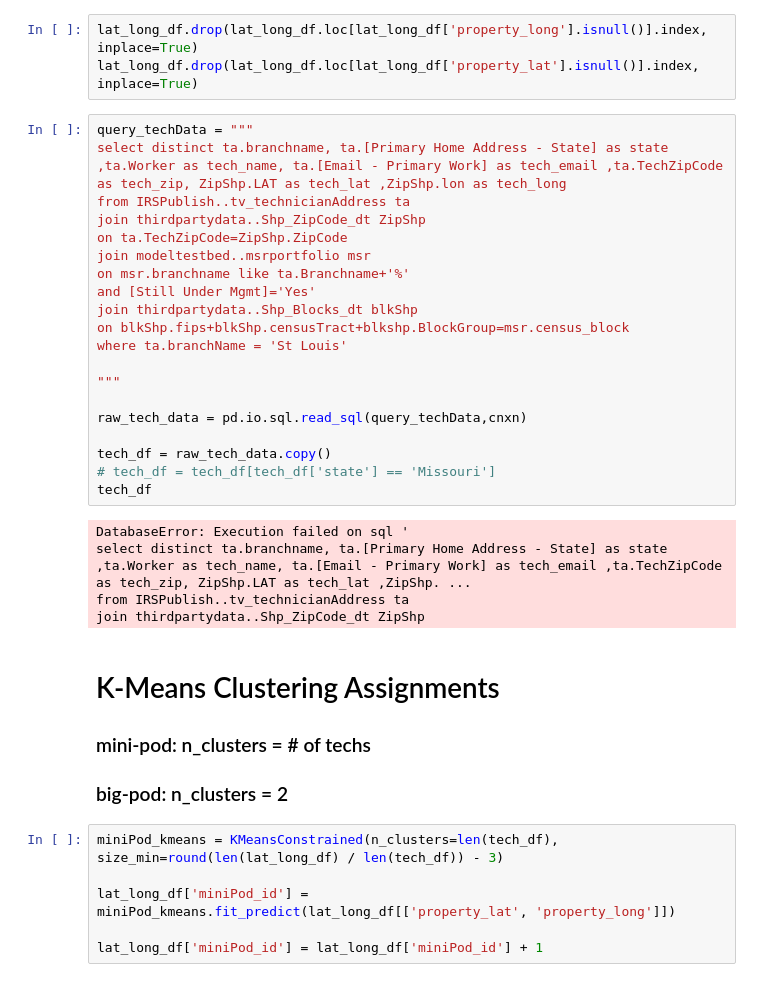
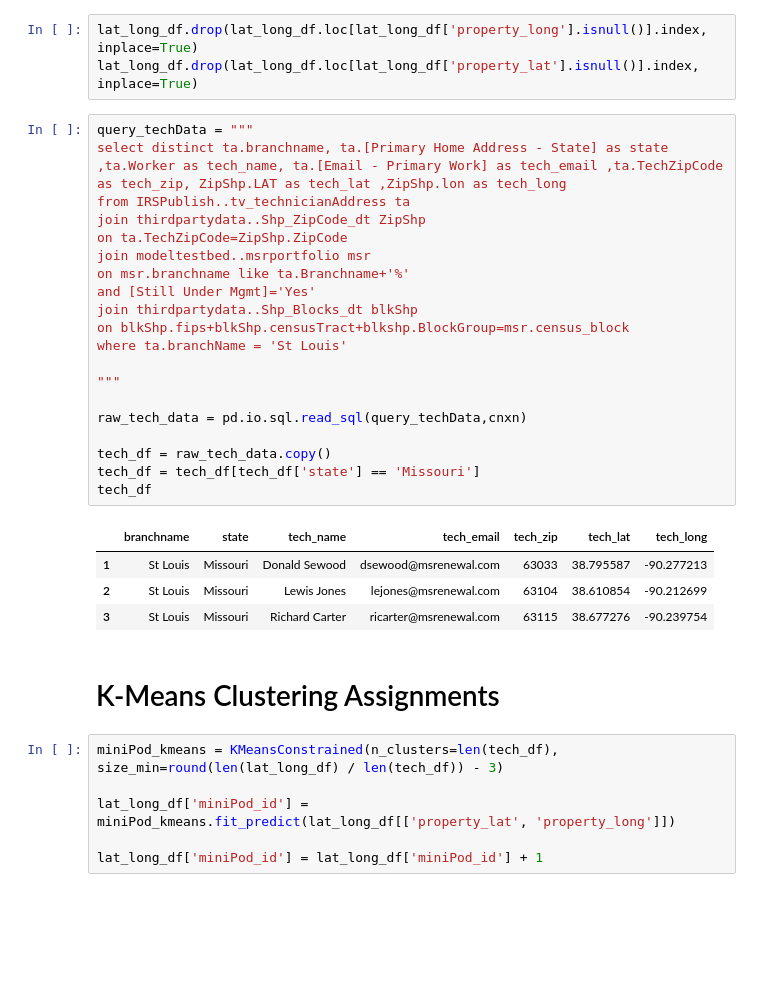
Before and after one commit to cpaigeTAG/amherstTechnician_routeOptimization, a Jupyter notebook: main.ipynb, the cells around one changed output. Cells and saved outputs as stored; diff of their text form; blank space fills up the shorter version.

```diff
--- a/main.ipynb
+++ b/main.ipynb
@@ -49,33 +58,30 @@ lat_long_df.drop(lat_long_df.loc[lat_long_df['property_lat'].isnull()].index, in
 # %%
 query_techData = """
 select distinct ta.branchname, ta.[Primary Home Address - State] as state  ,ta.Worker as tech_name, ta.[Email - Primary Work] as tech_email ,ta.TechZipCode as tech_zip, ZipShp.LAT as tech_lat ,ZipShp.lon as tech_long
 from IRSPublish..tv_technicianAddress ta
 join thirdpartydata..Shp_ZipCode_dt ZipShp
 on ta.TechZipCode=ZipShp.ZipCode
 join modeltestbed..msrportfolio msr
 on msr.branchname like ta.Branchname+'%'
 and [Still Under Mgmt]='Yes'
 join thirdpartydata..Shp_Blocks_dt blkShp
 on blkShp.fips+blkShp.censusTract+blkshp.BlockGroup=msr.census_block
 where ta.branchName = 'St Louis'
 
 """
 
 raw_tech_data = pd.io.sql.read_sql(query_techData,cnxn)
 
 tech_df = raw_tech_data.copy()
-# tech_df = tech_df[tech_df['state'] == 'Missouri']
+tech_df = tech_df[tech_df['state'] == 'Missouri']
 tech_df
 # %% [output]
-DatabaseError: Execution failed on sql '
-select distinct ta.branchname, ta.[Primary Home Address - State] as state  ,ta.Worker as tech_name, ta.[Email - Primary Work] as tech_email ,ta.TechZipCode as tech_zip, ZipShp.LAT as tech_lat ,ZipShp. ...
-from IRSPublish..tv_technicianAddress ta
-join thirdpartydata..Shp_ZipCode_dt ZipShp
+|  | branchname | state | tech_name | tech_email | tech_zip | tech_lat | tech_long |
+| 1 | St Louis | Missouri | Donald Sewood | dsewood@msrenewal.com | 63033 | 38.795587 | -90.277213 |
+| 2 | St Louis | Missouri | Lewis Jones | lejones@msrenewal.com | 63104 | 38.610854 | -90.212699 |
+| 3 | St Louis | Missouri | Richard Carter | ricarter@msrenewal.com | 63115 | 38.677276 | -90.239754 |
 # %% [markdown]
 # K-Means Clustering Assignments
-
-### mini-pod: n_clusters = # of techs
-### big-pod: n_clusters = 2
 # %%
 miniPod_kmeans = KMeansConstrained(n_clusters=len(tech_df), size_min=round(len(lat_long_df) / len(tech_df)) - 3)
 
```
Also changed, not shown: parts of 8 cells of this notebook.
